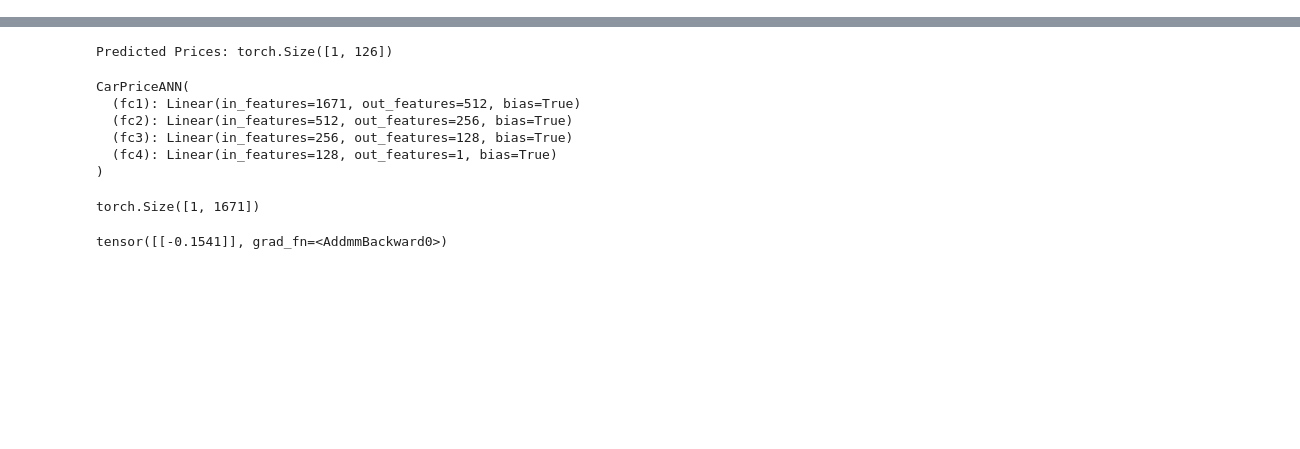
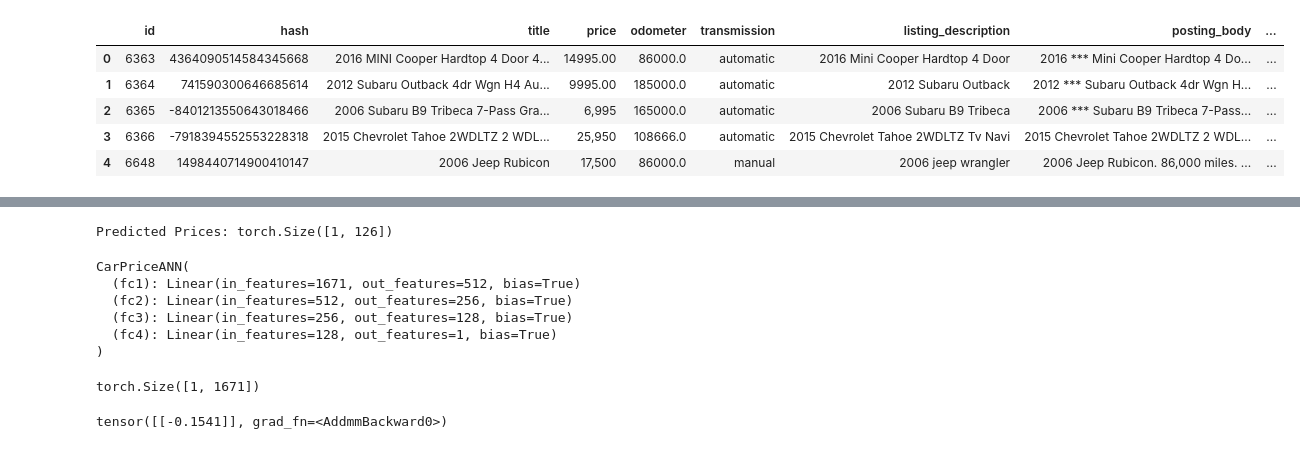
Before and after one commit to swimleftproducts/pricesto, a Jupyter notebook: fastapiapp/machine_learning/model.ipynb, the cells around one changed output, grey strips where cells are left out. Saved outputs shown, nothing was run; the diff lists cells and outputs as text; code cells hidden in the pictures; blank space fills up the shorter version.

```diff
--- a/fastapiapp/machine_learning/model.ipynb
+++ b/fastapiapp/machine_learning/model.ipynb
@@ -174,0 +135,15 @@ features_df.head()
+# %%
+# clean up all text
+
+def remove_new_lines(str):
+    return str.replace('\n','')
+
+def remove_qr(str):
+    qr_str ='QR Code Link to This Post'
+    return str.replace(qr_str,'')
+
+# test= df.posting_body[11111]
+# print(test[:124])
+# print(remove_new_lines(remove_qr(test))[:124])
+# %%
+df['posting_body']=df['posting_body'].apply(remove_qr).apply(remove_new_lines)
@@ -174,0 +158,11 @@ features_df.head()
+# %%
+# remove all listings with out a price
+# NOTE: this could mean that there is a price in the body, but I am not going to extract that
+df_cleaned = df.dropna(subset=['price'])
+# %%
+# for all NAN nvalues of the the columns title, odometer, transmission, cyllinders, drive, fuel
+# set the value as None
+columns_to_update = ['title', 'odometer', 'transmission', 'cylinders', 'drive', 'fuel']
+
+# Replace NaN with None in the specified columns
+df_cleaned[columns_to_update] = df_cleaned[columns_to_update].fillna(value='unknown')
@@ -174,0 +175,9 @@ features_df.head()
+# %%
+df_cleaned.head(5)
+# %% [output]
+|  | id | hash | title | price | odometer | transmission | listing_description | posting_body | ... |
+| 0 | 6363 | 4364090514584345668 | 2016 MINI Cooper Hardtop 4 Door 4... | 14995.00 | 86000.0 | automatic | 2016 Mini Cooper Hardtop 4 Door | 2016 *** Mini Cooper Hardtop 4 Do... | ... |
+| 1 | 6364 | 741590300646685614 | 2012 Subaru Outback 4dr Wgn H4 Au... | 9995.00 | 185000.0 | automatic | 2012 Subaru Outback | 2012 *** Subaru Outback 4dr Wgn H... | ... |
+| 2 | 6365 | -8401213550643018466 | 2006 Subaru B9 Tribeca 7-Pass Gra... | 6,995 | 165000.0 | automatic | 2006 Subaru B9 Tribeca | 2006 *** Subaru B9 Tribeca 7-Pass... | ... |
+| 3 | 6366 | -7918394552553228318 | 2015 Chevrolet Tahoe 2WDLTZ 2 WDL... | 25,950 | 108666.0 | automatic | 2015 Chevrolet Tahoe 2WDLTZ Tv Navi | 2015 Chevrolet Tahoe 2WDLTZ 2 WDL... | ... |
+| 4 | 6648 | 1498440714900410147 | 2006 Jeep Rubicon | 17,500 | 86000.0 | manual | 2006 jeep wrangler | 2006 Jeep Rubicon. 86,000 miles. ... | ... |
```
Also changed, not shown: parts of 46 cells of this notebook.
